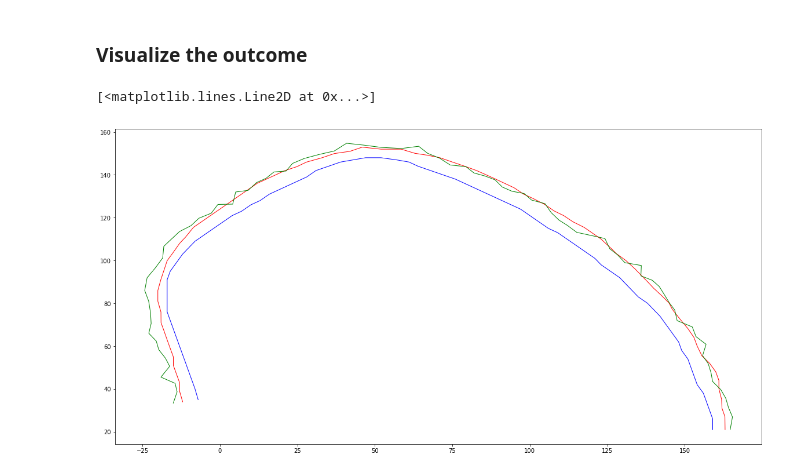
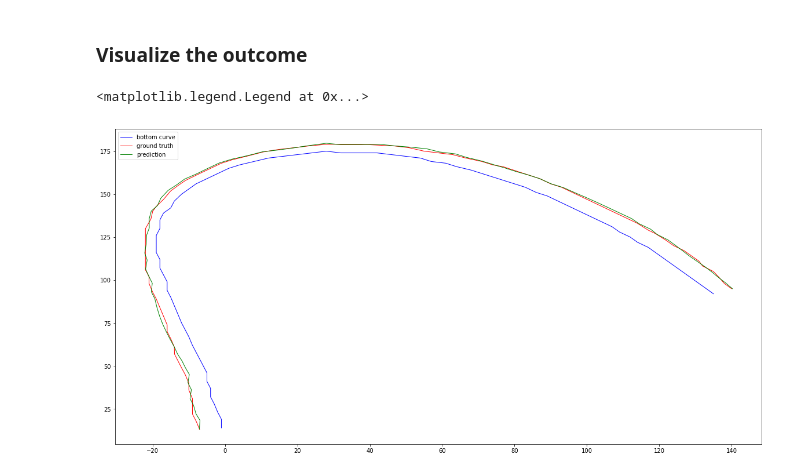
Before and after one commit to runawaycow/01_Bending_AI_MaterialComputation, a Jupyter notebook: model.ipynb, the cells around one changed output. Drawn from its saved outputs; the diff is of its cells as text; code cells hidden in the pictures.

```diff
--- a/model.ipynb
+++ b/model.ipynb
@@ -28,6 +28,6 @@ warnings.filterwarnings('ignore')
 ### Import prepared dataset.
 Each bending strip recored the bottom coordinate, middle coordinate, tangent vector and thickness at each sample point.
 # %%
-raw_datas = np.load('all_datas.npy')
+raw_datas = np.load('all_datasOri.npy')
 len(raw_datas),raw_datas.shape,raw_datas[1][1].shape
 # %% [output]
@@ -192,11 +192,11 @@ print(X[1])
 # %%
 model = Sequential()
-model.add(Dense(input_dim=len(X[0]), output_dim=512, activation="relu"))
-model.add(Dropout(0.5))
-model.add(Dense(output_dim=512, activation="relu"))
-model.add(Dropout(0.5))
-model.add(Dense(output_dim=512, activation="relu"))
-model.add(Dropout(0.5))
-model.add(Dense(output_dim=256, activation="relu"))
-model.add(Dropout(0.5))
+model.add(Dense(input_dim=len(X[0]), output_dim=16, activation="relu"))
+#model.add(Dropout(0.5))
+#model.add(Dense(output_dim=512, activation="relu"))
+#model.add(Dropout(0.5))
+#model.add(Dense(output_dim=512, activation="relu"))
+#model.add(Dropout(0.5))
+#model.add(Dense(output_dim=256, activation="relu"))
+#model.add(Dropout(0.5))
 model.add(Dense(output_dim=len(Y[0]), activation="tanh"))
@@ -265,7 +284,7 @@ for i in range(len(test_data)):
 # %% [markdown]
 ### Get a segment to test
 # %%
-test_x,test_y,test_ms,test_bs=list(zip(*test_data[3]))[8]
+test_x,test_y,test_ms,test_bs=list(zip(*test_data[5]))[3] #change these two number to get a different piece
 # %%
 test_x,test_y,test_ms,test_bs = np.array([test_x]),np.array(test_y),np.array(test_ms),np.array(test_bs)
 print(test_x.shape,test_y.shape,test_ms.shape,test_bs.shape)
@@ -297,9 +316,11 @@ ts_y=vy*ps+bs_y
 ### Visualize the outcome
 # %%
 plt.figure(figsize=(20,10))
+
 plt.plot(bs_x,bs_y,'b',linewidth=1)
 plt.plot(ms_x,ms_y,'r',linewidth=1)
 plt.plot(ts_x,ts_y,'g',linewidth=1)
+plt.legend(['bottom curve', 'ground truth','prediction'], loc='upper left')
 # %% [output]
-[<matplotlib.lines.Line2D at 0x...>]
+<matplotlib.legend.Legend at 0x...>
-[figure, old version]
+[figure, new version]
```
Also changed, not shown: parts of 13 cells of this notebook, 10 other files.
